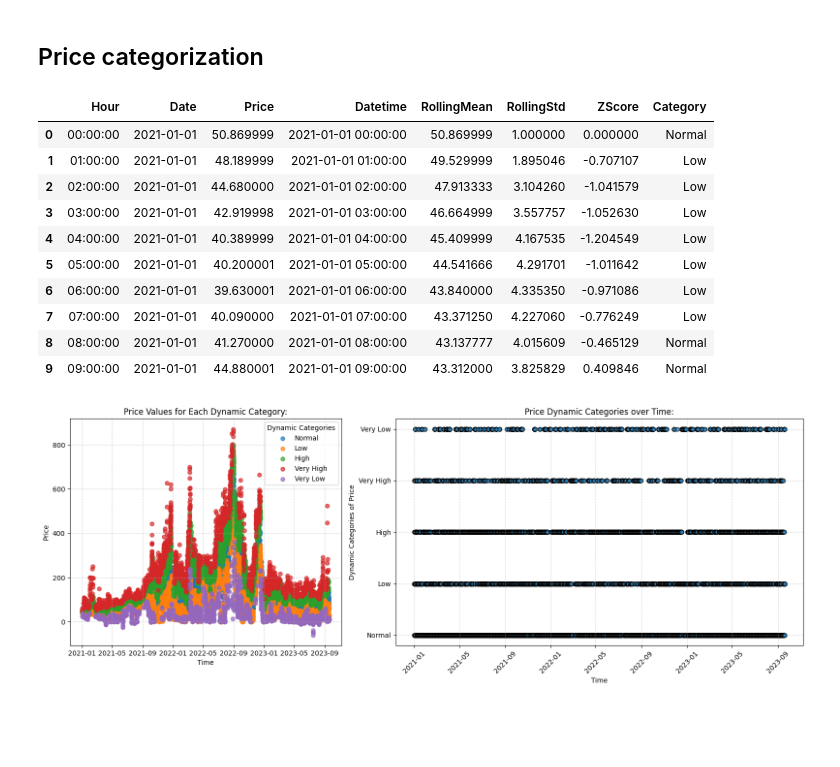
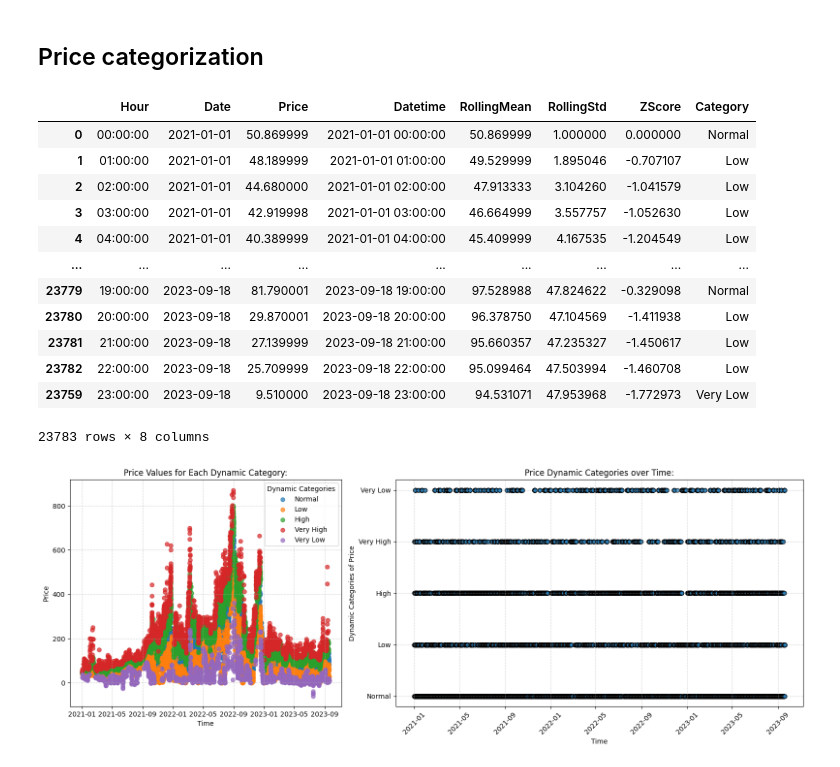
Before and after one commit to Max-f123/Machine_Learning_in_Energy_Systems, a Jupyter notebook: Assignment 03/Assignment_03.ipynb, the cells around one changed output. Saved outputs shown, nothing was run; the diff lists cells and outputs as text; code cells hidden in the pictures; blank space fills up the shorter version.

```diff
--- a/Assignment 03/Assignment_03.ipynb
+++ b/Assignment 03/Assignment_03.ipynb
@@ -107,39 +107,41 @@ def dynamic_categorization(df, column, time_column, window_size):
     # Ensure the time column is sorted and in datetime format
     df[time_column] = pd.to_datetime(df[time_column])
     df = df.sort_values(by=[time_column, 'Hour'])
 
     # Compute rolling statistics (mean+std)
     df['RollingMean'] = df[column].rolling(window=window_size, min_periods=1).mean()
     df['RollingStd'] = df[column].rolling(window=window_size, min_periods=1).std() # 2 values needed for std -> first row will always be NaN!
 
     # Fill NaN std values with a small constant (e.g., 1) to avoid division errors
     df['RollingStd'] = df['RollingStd'].fillna(1)
 
     # Compute Z-scores
     df['ZScore'] = (df[column] - df['RollingMean']) / df['RollingStd']
 
     # Categorize based on Z-scores
     bins = [-float('inf'), -1.5, -0.5, 0.5, 1.5, float('inf')]
     labels = ['Very Low', 'Low', 'Normal', 'High', 'Very High']
     df['Category'] = pd.cut(df['ZScore'], bins=bins, labels=labels)
 
     return df
 
 # Apply function to categorize
 categorized_data = dynamic_categorization(data, column='Price', time_column='Date', window_size=168)
-categorized_data.head(10)
+categorized_data
 # %% [output]
 |  | Hour | Date | Price | Datetime | RollingMean | RollingStd | ZScore | Category |
 | 0 | 00:00:00 | 2021-01-01 | 50.869999 | 2021-01-01 00:00:00 | 50.869999 | 1.000000 | 0.000000 | Normal |
 | 1 | 01:00:00 | 2021-01-01 | 48.189999 | 2021-01-01 01:00:00 | 49.529999 | 1.895046 | -0.707107 | Low |
 | 2 | 02:00:00 | 2021-01-01 | 44.680000 | 2021-01-01 02:00:00 | 47.913333 | 3.104260 | -1.041579 | Low |
 | 3 | 03:00:00 | 2021-01-01 | 42.919998 | 2021-01-01 03:00:00 | 46.664999 | 3.557757 | -1.052630 | Low |
 | 4 | 04:00:00 | 2021-01-01 | 40.389999 | 2021-01-01 04:00:00 | 45.409999 | 4.167535 | -1.204549 | Low |
-| 5 | 05:00:00 | 2021-01-01 | 40.200001 | 2021-01-01 05:00:00 | 44.541666 | 4.291701 | -1.011642 | Low |
-| 6 | 06:00:00 | 2021-01-01 | 39.630001 | 2021-01-01 06:00:00 | 43.840000 | 4.335350 | -0.971086 | Low |
-| 7 | 07:00:00 | 2021-01-01 | 40.090000 | 2021-01-01 07:00:00 | 43.371250 | 4.227060 | -0.776249 | Low |
-| 8 | 08:00:00 | 2021-01-01 | 41.270000 | 2021-01-01 08:00:00 | 43.137777 | 4.015609 | -0.465129 | Normal |
-| 9 | 09:00:00 | 2021-01-01 | 44.880001 | 2021-01-01 09:00:00 | 43.312000 | 3.825829 | 0.409846 | Normal |
+| ... | ... | ... | ... | ... | ... | ... | ... | ... |
+| 23779 | 19:00:00 | 2023-09-18 | 81.790001 | 2023-09-18 19:00:00 | 97.528988 | 47.824622 | -0.329098 | Normal |
+| 23780 | 20:00:00 | 2023-09-18 | 29.870001 | 2023-09-18 20:00:00 | 96.378750 | 47.104569 | -1.411938 | Low |
+| 23781 | 21:00:00 | 2023-09-18 | 27.139999 | 2023-09-18 21:00:00 | 95.660357 | 47.235327 | -1.450617 | Low |
+| 23782 | 22:00:00 | 2023-09-18 | 25.709999 | 2023-09-18 22:00:00 | 95.099464 | 47.503994 | -1.460708 | Low |
+| 23759 | 23:00:00 | 2023-09-18 | 9.510000 | 2023-09-18 23:00:00 | 94.531071 | 47.953968 | -1.772973 | Very Low |
+23783 rows × 8 columns
 # %%
 def plot_dynamic_categorization(df, column, time_column):
     """
```
Also changed, not shown: parts of 18 cells of this notebook.
